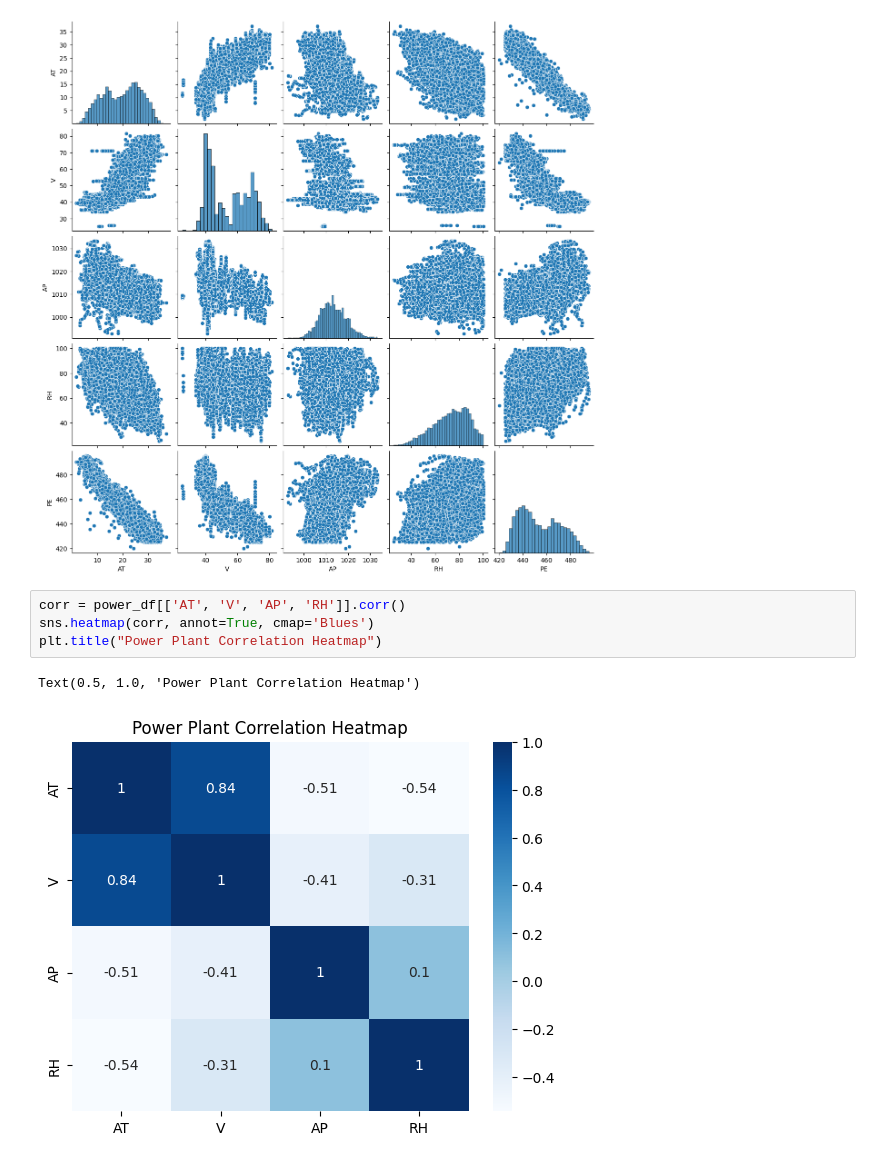
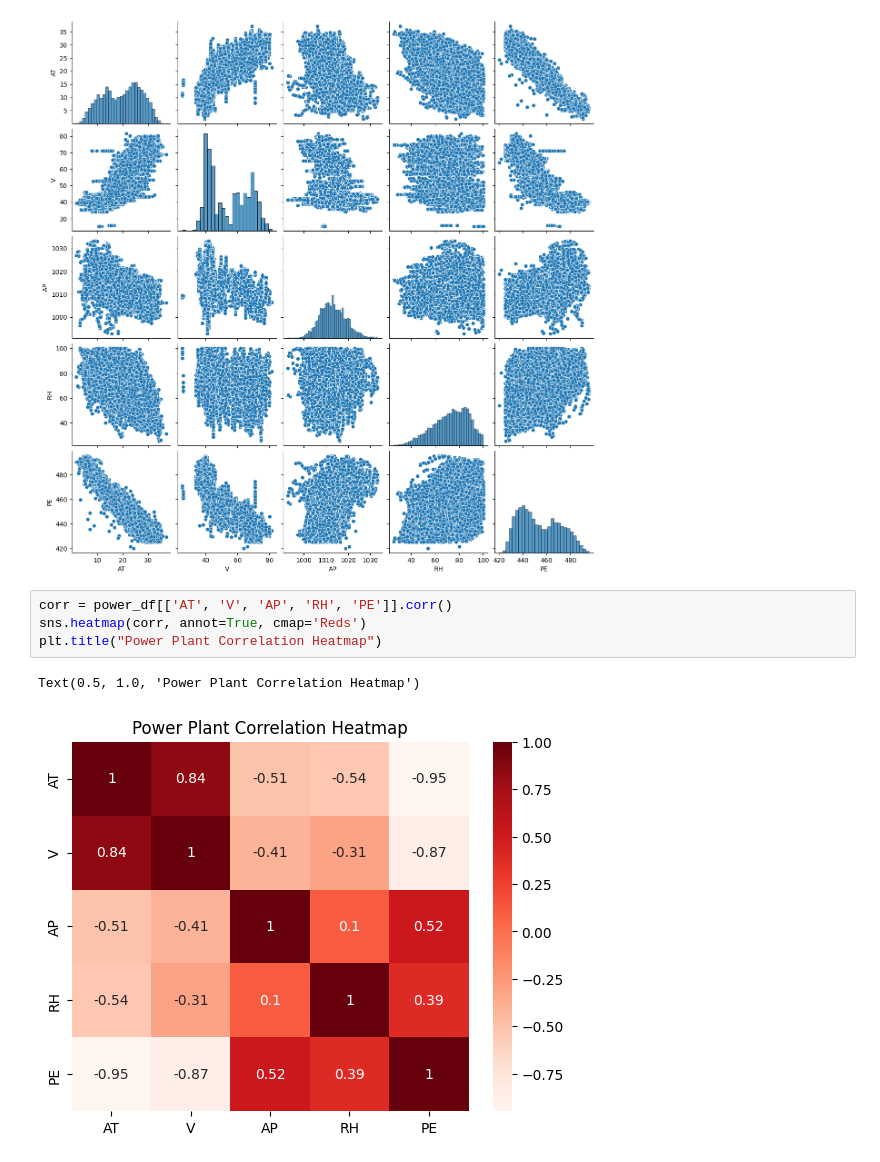
Before and after one commit to OptoDevz/group_7_power_plant_project, a Jupyter notebook: folder/Group_7-Power output predictor project-1.ipynb, the cells around one changed output. Cells and saved outputs as stored; diff of their text form.

```diff
--- a/folder/Group_7-Power output predictor project-1.ipynb
+++ b/folder/Group_7-Power output predictor project-1.ipynb
@@ -105,9 +106,9 @@ sns.pairplot(power_df)
 <seaborn.axisgrid.PairGrid at 0x...>
 [figure]
 # %%
-corr = power_df[['AT', 'V', 'AP', 'RH']].corr()
-sns.heatmap(corr, annot=True, cmap='Blues')
+corr = power_df[['AT', 'V', 'AP', 'RH', 'PE']].corr()
+sns.heatmap(corr, annot=True, cmap='Reds')
 plt.title("Power Plant Correlation Heatmap")
 # %% [output]
 Text(0.5, 1.0, 'Power Plant Correlation Heatmap')
-[figure, old version]
+[figure, new version]
```
Also changed, not shown: parts of 3 cells of this notebook.
